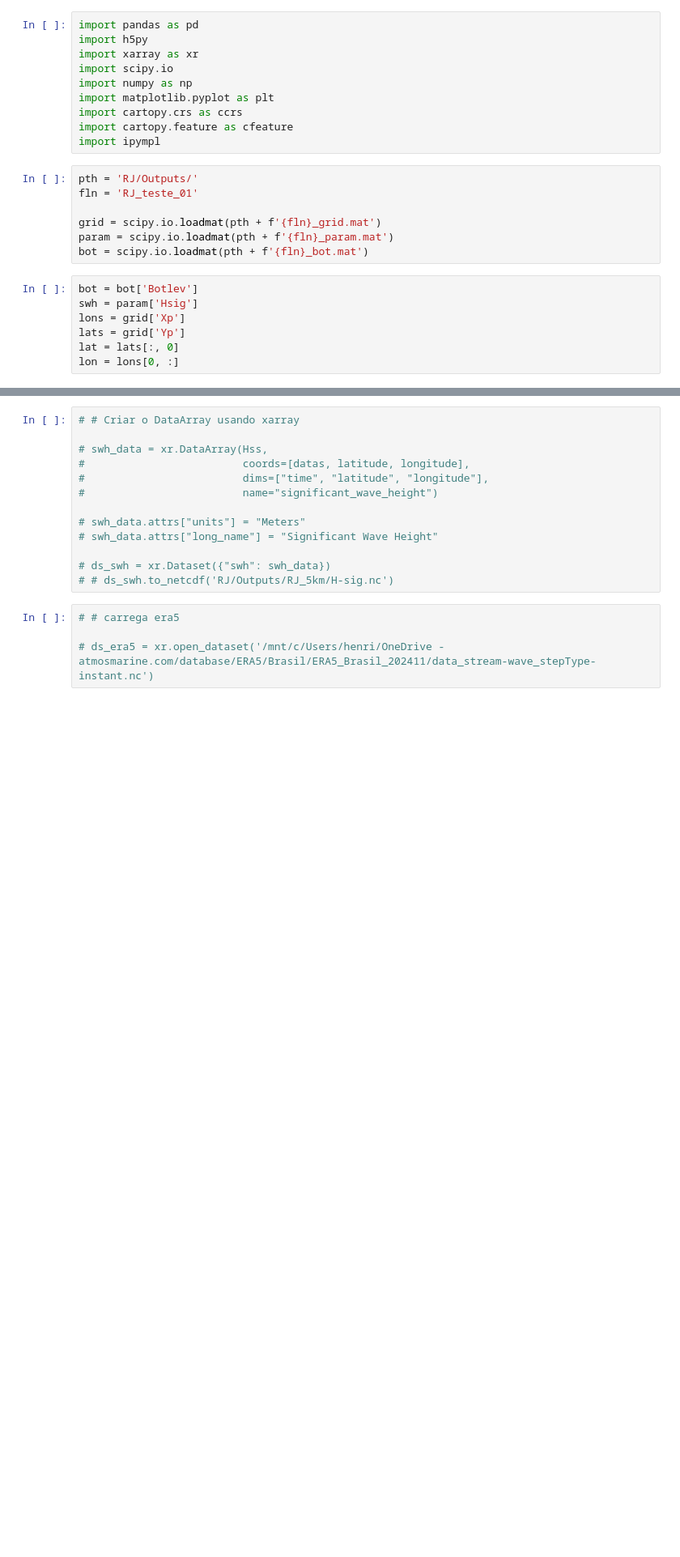
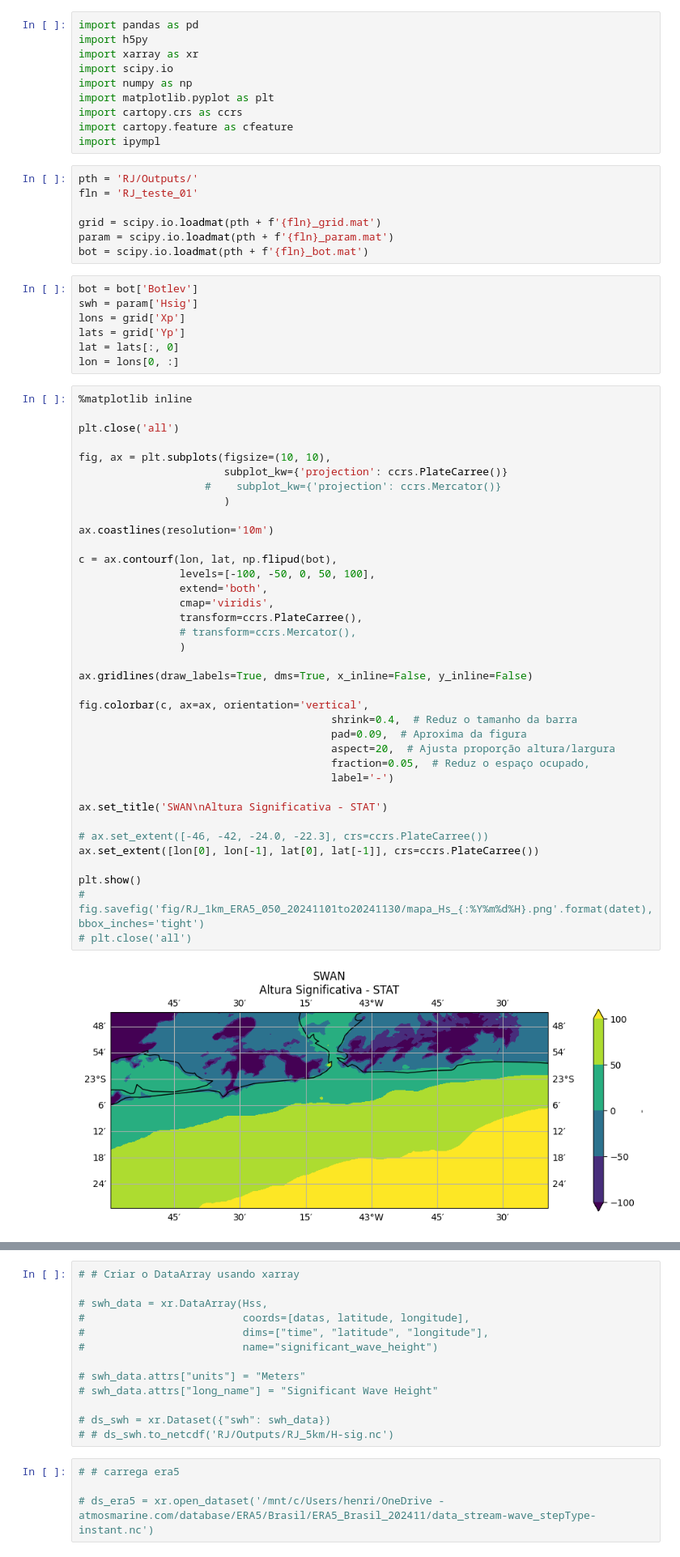
Before and after one commit to hpppereira/SWAN-MAT, a Jupyter notebook: plot_swan_output_stationary.ipynb, the cells around one changed output, grey strips where cells are left out. Shown at 81% size. Drawn from its saved outputs; the diff is of its cells as text; blank space fills up the shorter version.

```diff
--- a/plot_swan_output_stationary.ipynb
+++ b/plot_swan_output_stationary.ipynb
@@ -24,4 +24,43 @@ lons = grid['Xp']
 lats = grid['Yp']
 lat = lats[:, 0]
 lon = lons[0, :]
+# %%
+%matplotlib inline
+
+plt.close('all')
+
+fig, ax = plt.subplots(figsize=(10, 10),
+                       subplot_kw={'projection': ccrs.PlateCarree()}
+                    #    subplot_kw={'projection': ccrs.Mercator()}
+                       )
+
+ax.coastlines(resolution='10m')
+
+c = ax.contourf(lon, lat, np.flipud(bot),
+                levels=[-100, -50, 0, 50, 100],
+                extend='both',
+                cmap='viridis',
+                transform=ccrs.PlateCarree(),
+                # transform=ccrs.Mercator(),
+                )
+
+ax.gridlines(draw_labels=True, dms=True, x_inline=False, y_inline=False)
+
+fig.colorbar(c, ax=ax, orientation='vertical',
+                                        shrink=0.4,  # Reduz o tamanho da barra
+                                        pad=0.09,  # Aproxima da figura
+                                        aspect=20,  # Ajusta proporção altura/largura
+                                        fraction=0.05,  # Reduz o espaço ocupado,
+                                        label='-')
+
+ax.set_title('SWAN\nAltura Significativa - STAT')
+
+# ax.set_extent([-46, -42, -24.0, -22.3], crs=ccrs.PlateCarree())
+ax.set_extent([lon[0], lon[-1], lat[0], lat[-1]], crs=ccrs.PlateCarree())
+
+plt.show()
+# fig.savefig('fig/RJ_1km_ERA5_050_20241101to20241130/mapa_Hs_{:%Y%m%d%H}.png'.format(datet), bbox_inches='tight')
+# plt.close('all')
+# %% [output]
+[figure, added]
 # %%
```
Also changed, not shown: parts of 2 cells of this notebook.
